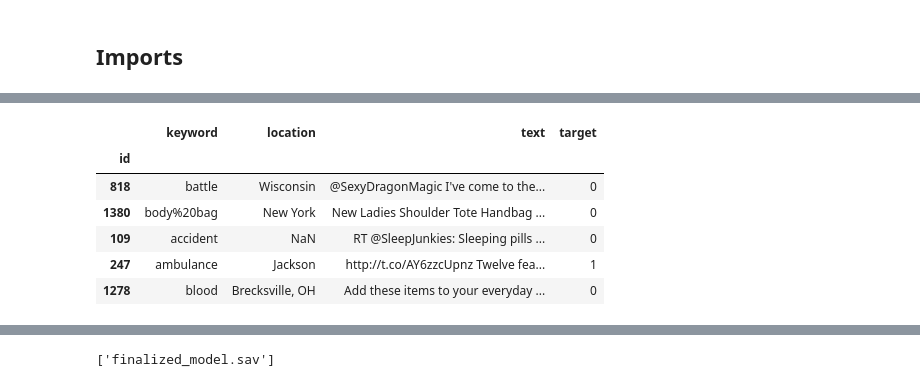
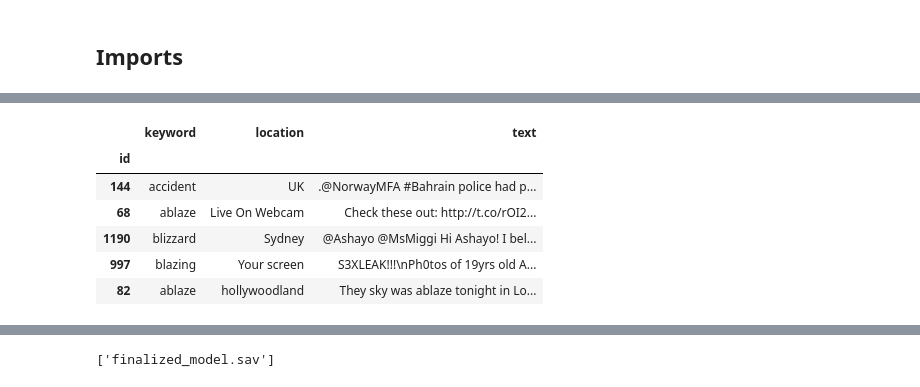
Before and after one commit to MrFlygerian/Tweet-classification, a Jupyter notebook: Kaggle Comp Notebook.ipynb, the cells around one changed output, grey strips where cells are left out. Cells and saved outputs as stored; diff of their text form; code cells hidden in the pictures.

```diff
--- a/Kaggle Comp Notebook.ipynb
+++ b/Kaggle Comp Notebook.ipynb
@@ -57,16 +57,14 @@ Wall time: 5.51 s
 # %%
-#CONSTANTS
+# Constants
 TWITTER_LOGO = 'utils/Twitter logo 2012.png'
 EXTRA_WORDS = 'utils/extra_words.txt'
-TRAIN_FILE = 'data/train.csv'
-SUB_FILE = 'data/test.csv'
+TRAIN_FILE = r'Data/train.csv'
+TEST_FILE = r'Data/test.csv'
 FONT_PATH = r'gatsby\GatsbyFLF-bold.ttf'
-
-MODEL_FILE = 'some-model'
 # %%
 #Load data and extract inputs and outputs
-data_df = pd.read_csv(r'.\Data\train.csv').set_index('id')[:1000]
+train_df = pd.read_csv(TRAIN_FILE).set_index('id')[:1000]
 
-texts = data_df.drop(['target'], axis = 1)
-#tweets = texts.text
-y = data_df.target
+X = train_df.drop(['target'], axis = 1)
+X = X.fillna(' ')
+y = train_df.target
@@ -83,10 +71,10 @@ texts.head()
 # %%
-data_df.sample(frac=1).head()
+X.sample(frac=1).head()
 # %% [output]
-|  | keyword | location | text | target |
-| id |  |  |  |  |
-| 818 | battle | Wisconsin | @SexyDragonMagic I've come to the... | 0 |
-| 1380 | body%20bag | New York | New Ladies Shoulder Tote Handbag ... | 0 |
-| 109 | accident | NaN | RT @SleepJunkies: Sleeping pills ... | 0 |
-| 247 | ambulance | Jackson | http://t.co/AY6zzcUpnz Twelve fea... | 1 |
-| 1278 | blood | Brecksville, OH | Add these items to your everyday ... | 0 |
+|  | keyword | location | text |
+| id |  |  |  |
+| 144 | accident | UK | .@NorwayMFA #Bahrain police had p... |
+| 68 | ablaze | Live On Webcam | Check these out: http://t.co/rOI2... |
+| 1190 | blizzard | Sydney | @Ashayo @MsMiggi Hi Ashayo! I bel... |
+| 997 | blazing | Your screen | S3XLEAK!!!\nPh0tos of 19yrs old A... |
+| 82 | ablaze | hollywoodland | They sky was ablaze tonight in Lo... |
```
Also changed, not shown: parts of 29 cells of this notebook, 1 other file.
